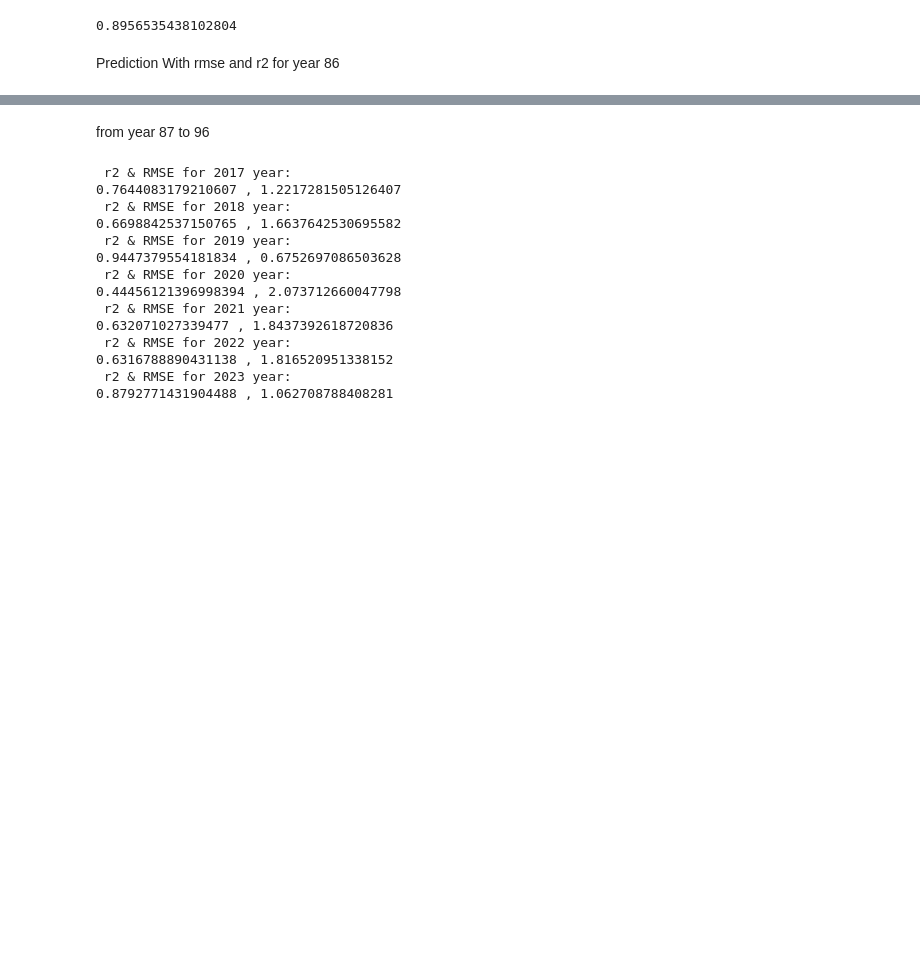
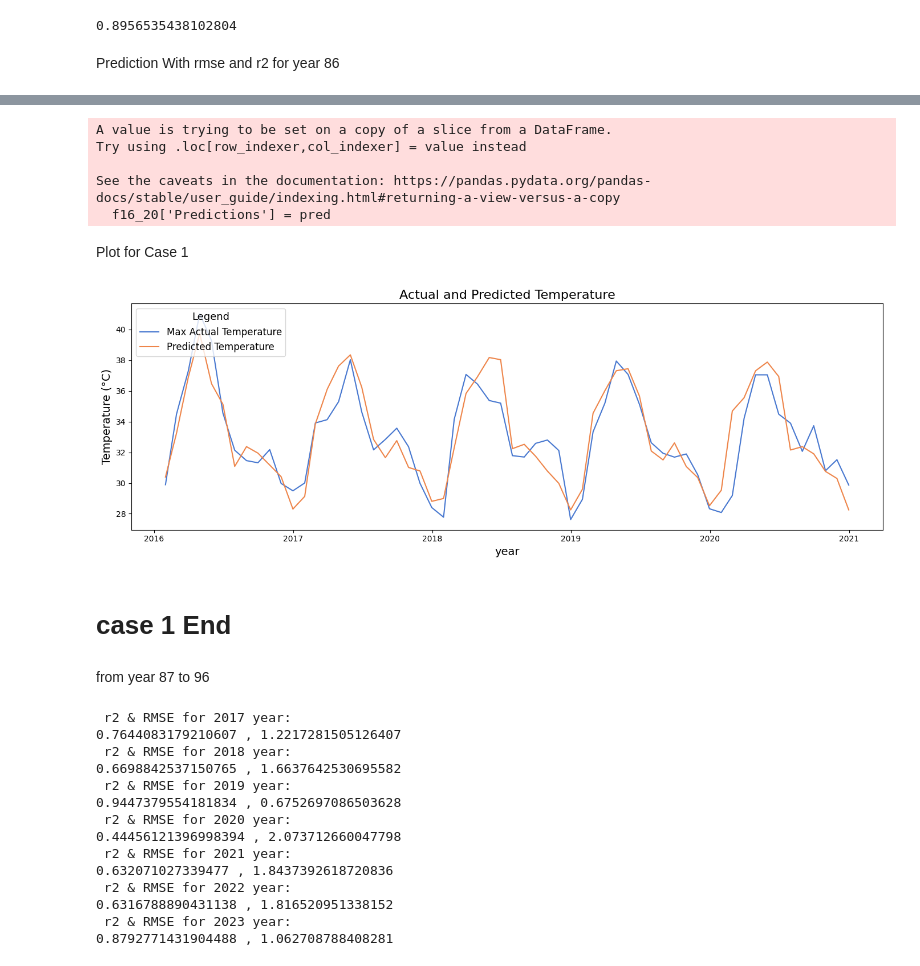
Before and after one commit to DeepMathukiya/Temperature, a Jupyter notebook: LSTM 2nd.ipynb, the cells around one changed output, grey strips where cells are left out. Saved outputs shown, nothing was run; the diff lists cells and outputs as text; code cells hidden in the pictures; blank space fills up the shorter version.

Commit message:
Some plotting for both of the case any final conclusion

```diff
--- a/LSTM 2nd.ipynb
+++ b/LSTM 2nd.ipynb
@@ -572,0 +548,4 @@ f17_23.head()
+# %%
+f17_23.head()
+f16_20 = monthly_data['2016-01-01':'2021-01-01']
+f16_20.head()
@@ -573,3 +619,40 @@ f17_23.head()
+# %%
+f16_20['Predictions'] = pred
+# %% [output]
+A value is trying to be set on a copy of a slice from a DataFrame.
+Try using .loc[row_indexer,col_indexer] = value instead
+
+See the caveats in the documentation: https://pandas.pydata.org/pandas-docs/stable/user_guide/indexing.html#returning-a-view-versus-a-copy
+  f16_20['Predictions'] = pred
+# %% [markdown]
+Plot for Case 1
+# %%
+import matplotlib.pyplot as plt
+import seaborn as sns
+
+plt.figure(figsize=(14, 5))
+
+palette = sns.color_palette("muted")
+
+plt.plot(f16_20['MAX'], label='Max Actual Temperature', color=palette[0], linewidth=1.5)
+plt.plot(f16_20['Predictions'], label='Predicted Temperature ', color=palette[1], linewidth=1.5)
+
+plt.title('Actual and Predicted Temperature', fontsize=16)
+plt.xlabel('year', fontsize=14)
+plt.ylabel('Temperature (°C)', fontsize=14)
+plt.legend(title='Legend', fontsize=12, title_fontsize=13, loc='upper left')
+# plt.grid(visible=True, linestyle='--', alpha=0.5)
+
+plt.tight_layout()
+
+# Save the figure to a file
+plt.savefig('temperature_plot.png', dpi=300)  # Change filename and dpi as needed
+
+plt.show()
+# %% [output]
+[figure, added]
+# %% [markdown]
+# case 1 End
 # %% [markdown]
 from year 87 to 96
 # %%
```
Also changed, not shown: parts of 22 cells of this notebook, 1 other file.
